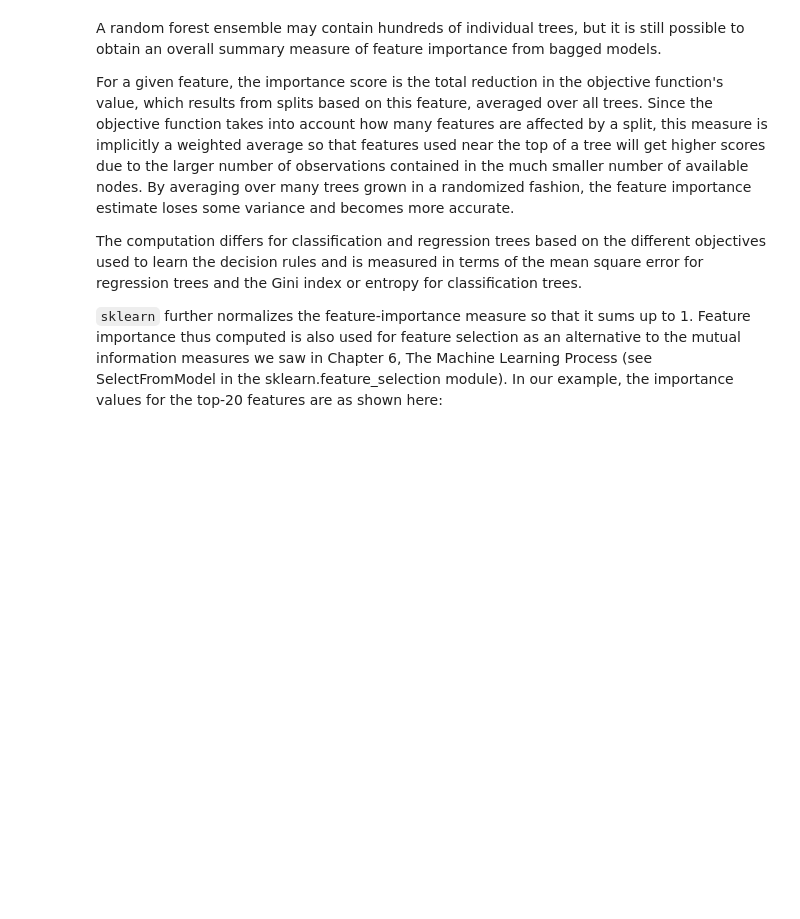
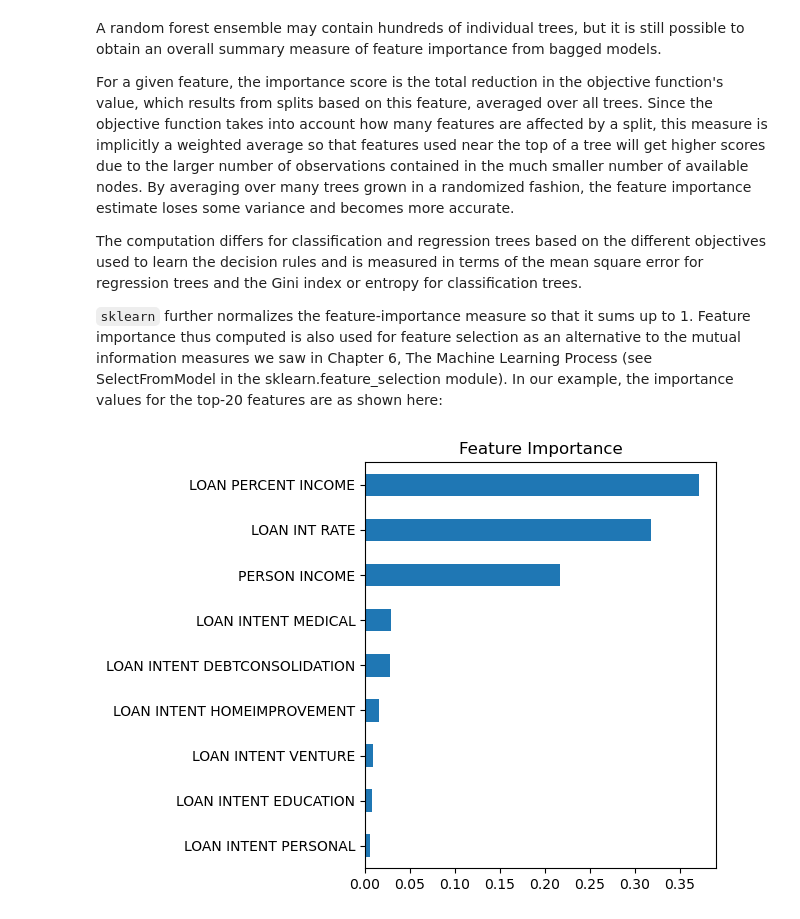
Before and after one commit to georgesmyr/CreditRisk, a Jupyter notebook: RandomForest.ipynb, the cells around one changed output. Cells and saved outputs as stored; diff of their text form; code cells hidden in the pictures; blank space fills up the shorter version.

```diff
--- a/RandomForest.ipynb
+++ b/RandomForest.ipynb
@@ -150,3 +154,18 @@ The computation differs for classification and regression trees based on the dif
 
 `sklearn` further normalizes the feature-importance measure so that it sums up to 1. Feature importance thus computed is also used for feature selection as an alternative to the mutual information measures we saw in Chapter 6, The Machine Learning Process (see SelectFromModel in the sklearn.feature_selection module).
 In our example, the importance values for the top-20 features are as shown here:
+# %%
+# Get feature importances
+feature_importances = gridsearch.best_estimator_.feature_importances_
+# %%
+# Plot the feature importances
+idx = [col.replace('_', ' ').upper() for col in dataloader.features.columns]
+# %%
+fig, axis = plt.subplots()
+(pd.Series(feature_importances, index = idx)
+ .sort_values(ascending=True)
+ .plot.barh(ax=axis, title='Feature Importance')
+)
+fig.tight_layout()
+# %% [output]
+[figure, added]
```
Also changed, not shown: parts of 1 cell of this notebook.
